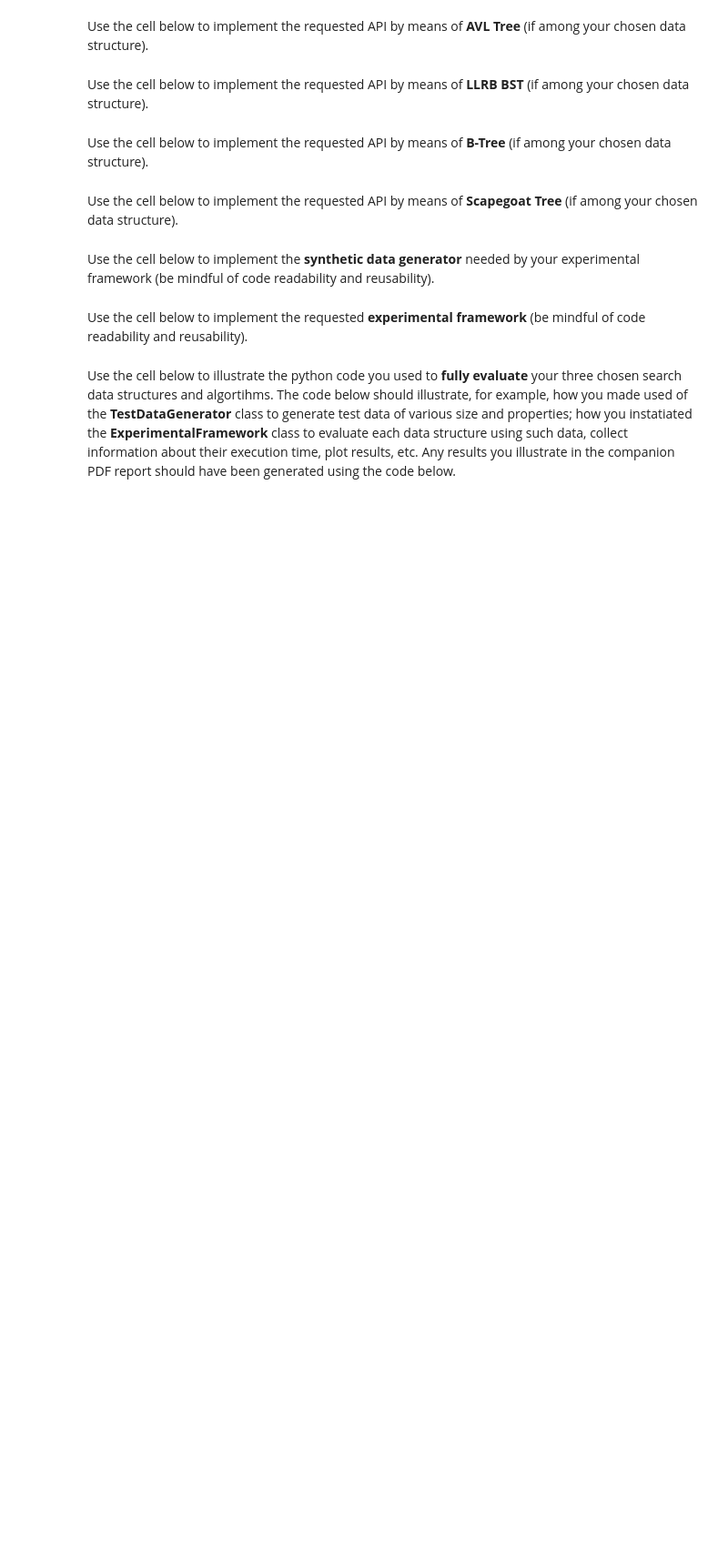
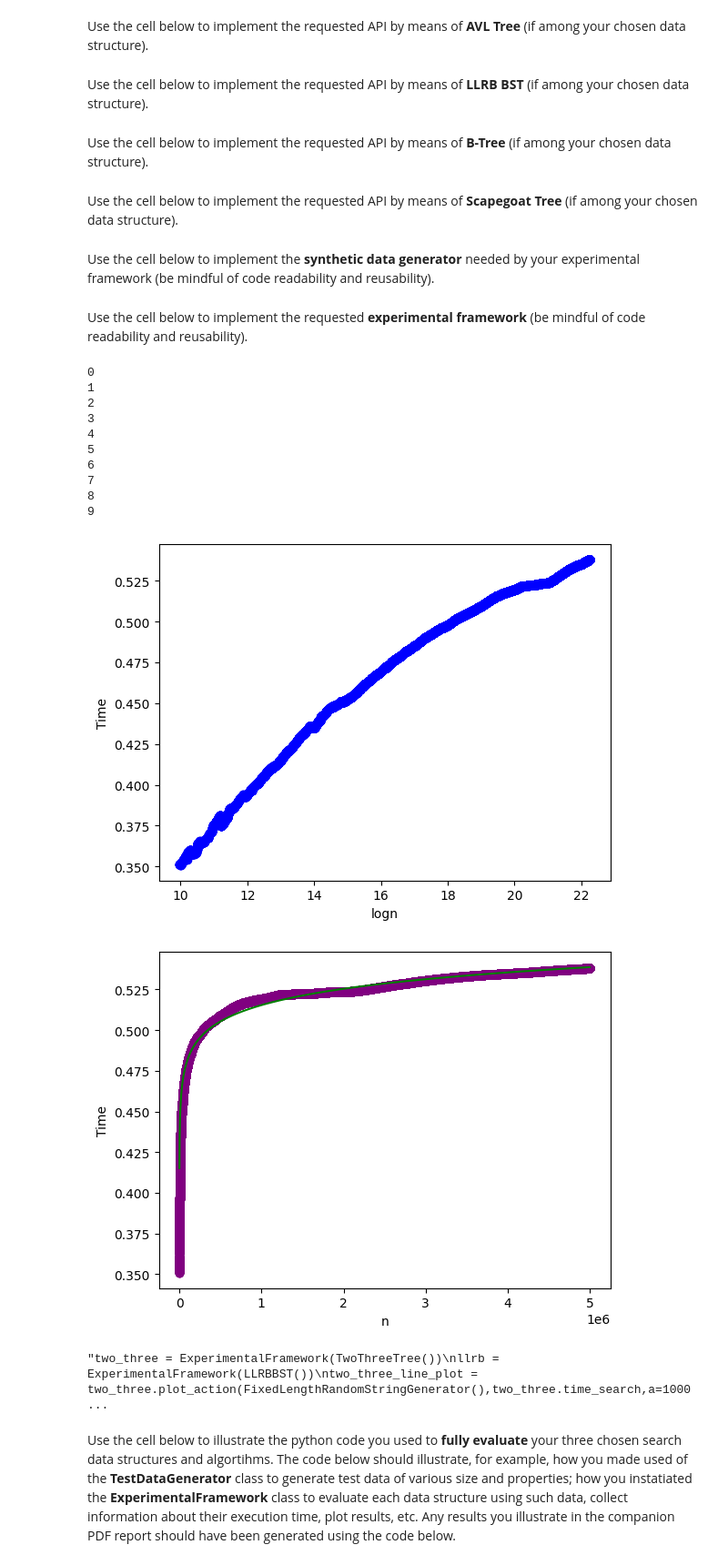
Before and after one commit to orang3-juic3/COMP0005cw, a Jupyter notebook: group_XXX_COMP0005_code.ipynb, the cells around one changed output. Shown at 91% size. Drawn from its saved outputs; the diff is of its cells as text; code cells hidden in the pictures; blank space fills up the shorter version.

```diff
--- a/group_XXX_COMP0005_code.ipynb
+++ b/group_XXX_COMP0005_code.ipynb
@@ -630,6 +630,10 @@ import gc
 KILO = 10 ** 3
 MEGA = 10 ** 6
 GIGA = 10 ** 9
+
+def clog_best_fit(x,a,b):
+    return a * math.log(x, 2) + b
+
 def log_best_fit(x,a,b):
     return a * Stats.floor_log(x, 2) + b
 
@@ -853,8 +857,8 @@ class Plotter():
         plt.plot(x,y, color=self.colors.pop())
         return self
 
-    def plotting_log(self):
-        self.x = [Stats.floor_log(i,2) for i in self.x]
+    def plotting_log(self, logfn=Stats.floor_log, base=2):
+        self.x = [logfn(i, base) for i in self.x]
         self.xlabel ='logn'
         return self
 
@@ -971,36 +975,56 @@ class ExperimentalFramework():
         for _ in range(n):
             print(_)
             all_pts.append(action(strings, a, b))
         return Plotter.fromTupledPoints(self.reduce_min(all_pts))
 
 
 
 two_three = ExperimentalFramework(TwoThreeTree())
-llrb = ExperimentalFramework(LLRBBST())
-two_three_plot = two_three.plot_action(DecreasingStringGenerator(),two_three.time_insert_search_coefficient,a=1000,b=int(MEGA),n=10).make_plot()
+two_three_line_plot = two_three.plot_action(DecreasingStringGenerator(),two_three.time_insert_search_coefficient,a=1000,b=int(MEGA *5),n=10)
+two_three_fit_plot = Plotter(two_three_line_plot.x,two_three_line_plot.y)
+two_three_line_plot.plotting_log(math.log, 2).make_plot()
 plt.show()
-llrb_plot = llrb.plot_action(DecreasingStringGenerator(), llrb.time_insert_search_coefficient, a=1000,b=MEGA, n=10 ).make_plot()
+params = Stats.linear_regression(list(zip(two_three_line_plot.x, two_three_line_plot.y)))
+two_three_fit_plot.plotting_best_fit(function=clog_best_fit,params=[params]).make_plot()
+plt.show()
+#llrb_plot = llrb.plot_action(DecreasingStringGenerator(), llrb.time_insert_search_coefficient, a=1000,b=MEGA, n=10 ).make_plot()
+#plt.show()
+
 """two_three = ExperimentalFramework(TwoThreeTree())
 llrb = ExperimentalFramework(LLRBBST())
 two_three_line_plot = two_three.plot_action(FixedLengthRandomStringGenerator(),two_three.time_search,a=1000,b=int(KILO * 100),n=10)
 two_three_runtime_plot = Plotter(two_three_line_plot.x,two_three_line_plot.y)
 two_three_line_plot.plotting_log().make_plot()
 llrb_line_plot = llrb.plot_action(FixedLengthRandomStringGenerator(),llrb.time_search,a=1000,b=int(KILO * 100),n=10)
 llrb_runtime_plot = Plotter(llrb_line_plot.x,llrb_line_plot.y)
 llrb_line_plot.plotting_log().make_plot()
 two_three_params = two_three_line_plot.cluster_and_regression()
 llrb_params = llrb_line_plot.cluster_and_regression()
 two_three_line_plot.plotting_best_fit()
 llrb_line_plot.plotting_best_fit()
 plt.show()
 #two_three_runtime_plot.plotting_best_fit(function=log_best_fit,params=two_three_params).make_plot()
 #llrb_runtime_plot.plotting_best_fit(function=log_best_fit,params=llrb_params).make_plot()
 two_three_runtime_plot.make_plot()
 llrb_runtime_plot.make_plot()
 
 plt.show()
 plt.boxplot([[grad for grad, _ in two_three_params], [grad for grad, _ in llrb_params]], labels=['Two-Three Tree', 'LLRB Tree'])
 plt.show()"""
+# %% [output]
+0
+1
+2
+3
+4
+5
+6
+7
+8
+9
+[figure, added]
+[figure, added]
+"two_three = ExperimentalFramework(TwoThreeTree())\nllrb = ExperimentalFramework(LLRBBST())\ntwo_three_line_plot = two_three.plot_action(FixedLengthRandomStringGenerator(),two_three.time_search,a=1000 ...
 # %%
 
 class TwoThreeNode:
```
Also changed, not shown: parts of 1 cell of this notebook.
